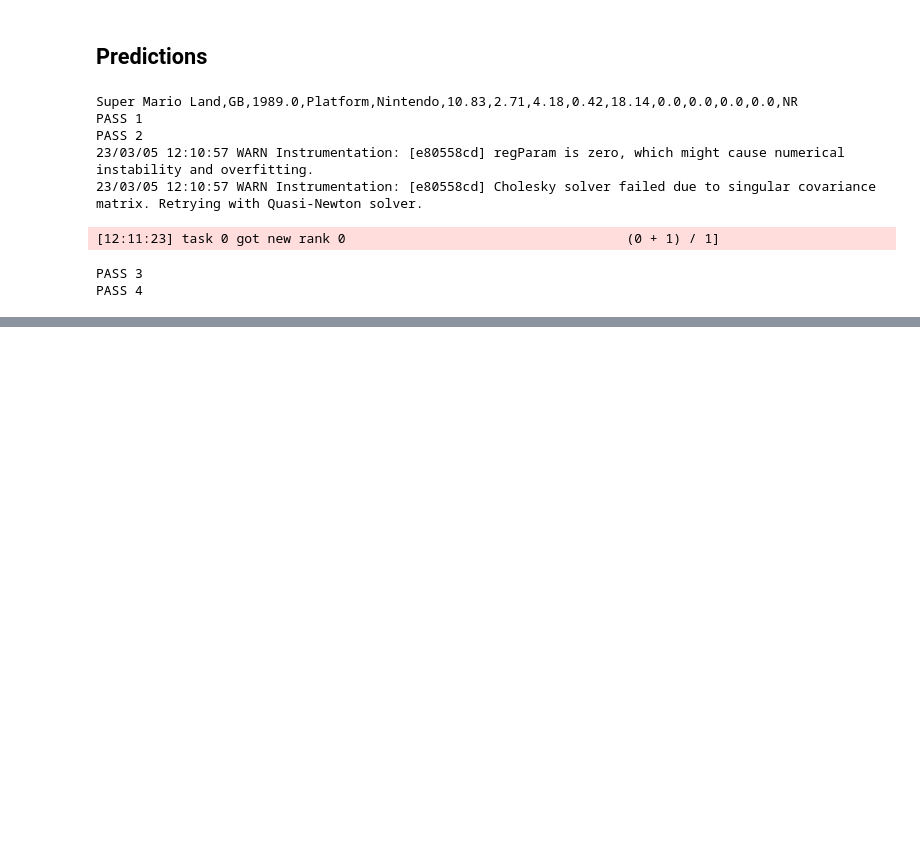
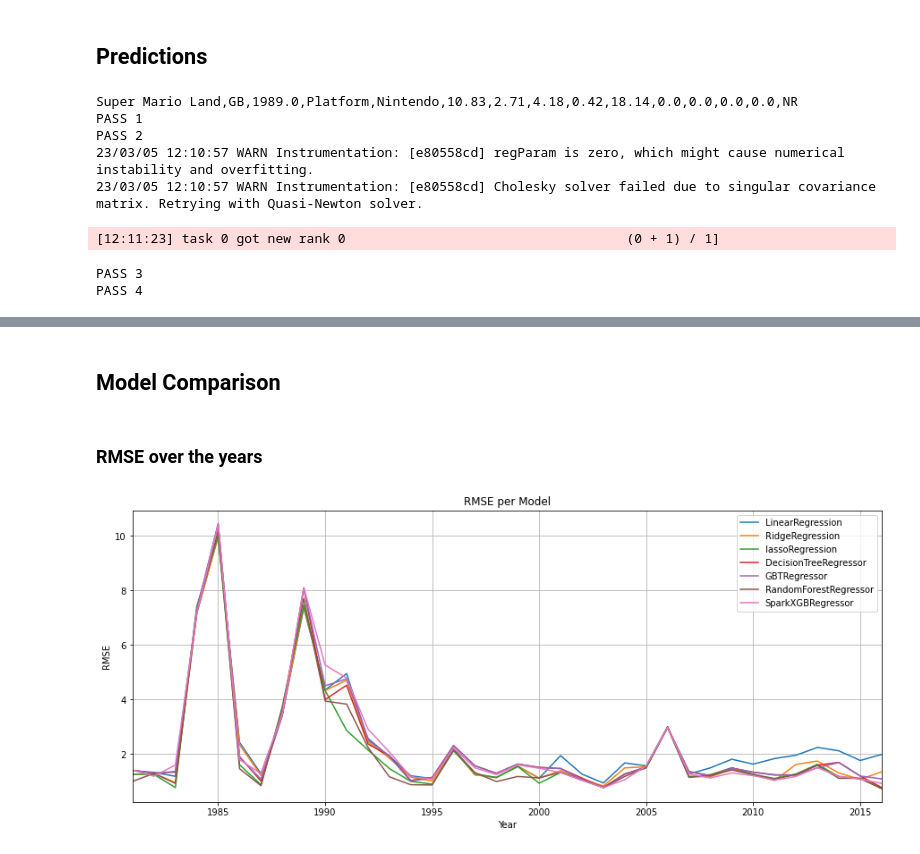
Before and after one commit to shay681/Video-Games-Sales-Prediction-Using-Spark-kafka, a Jupyter notebook: Big_Data.ipynb, the cells around one changed output, grey strips where cells are left out. Saved outputs shown, nothing was run; the diff lists cells and outputs as text; code cells hidden in the pictures; blank space fills up the shorter version.

Commit message:
results

```diff
--- a/Big_Data.ipynb
+++ b/Big_Data.ipynb
@@ -676,0 +694,12 @@ PASS 4
+# %%
+path = "./results/"
+df_list = []
+for year in os.listdir(path):
+    df_list.append(pd.read_csv(path+year))
+# %%
+df = pd.concat(df_list).reset_index(drop=True)
+results = pd.read_csv('./data/Video_Games_Sales_Fixed.csv')[['Name','Year_of_Release','Global_Sales']]
+# %%
+for model in df.model.unique():
+    globals()[f'{model}'] = df[df.model == model].reset_index(drop=True)
+    print(model)
@@ -676,0 +714,17 @@ PASS 4
+# %% [markdown]
+## Model Comparison
+# %% [markdown]
+### RMSE over the years
+# %%
+plt.figure(figsize=(15, 6))
+for model in df.model.unique():
+    plt.plot(globals()[f'{model}']['year'], globals()[f'{model}']['rmse'], label=model)
+    plt.xlabel('Year')
+    plt.xlim([1981,2016])
+    plt.legend()
+    plt.grid()
+    plt.ylabel('RMSE')
+    plt.title('RMSE per Model')
+plt.show()
+# %% [output]
+[figure, added]
```
Also changed, not shown: parts of 9 cells of this notebook.
